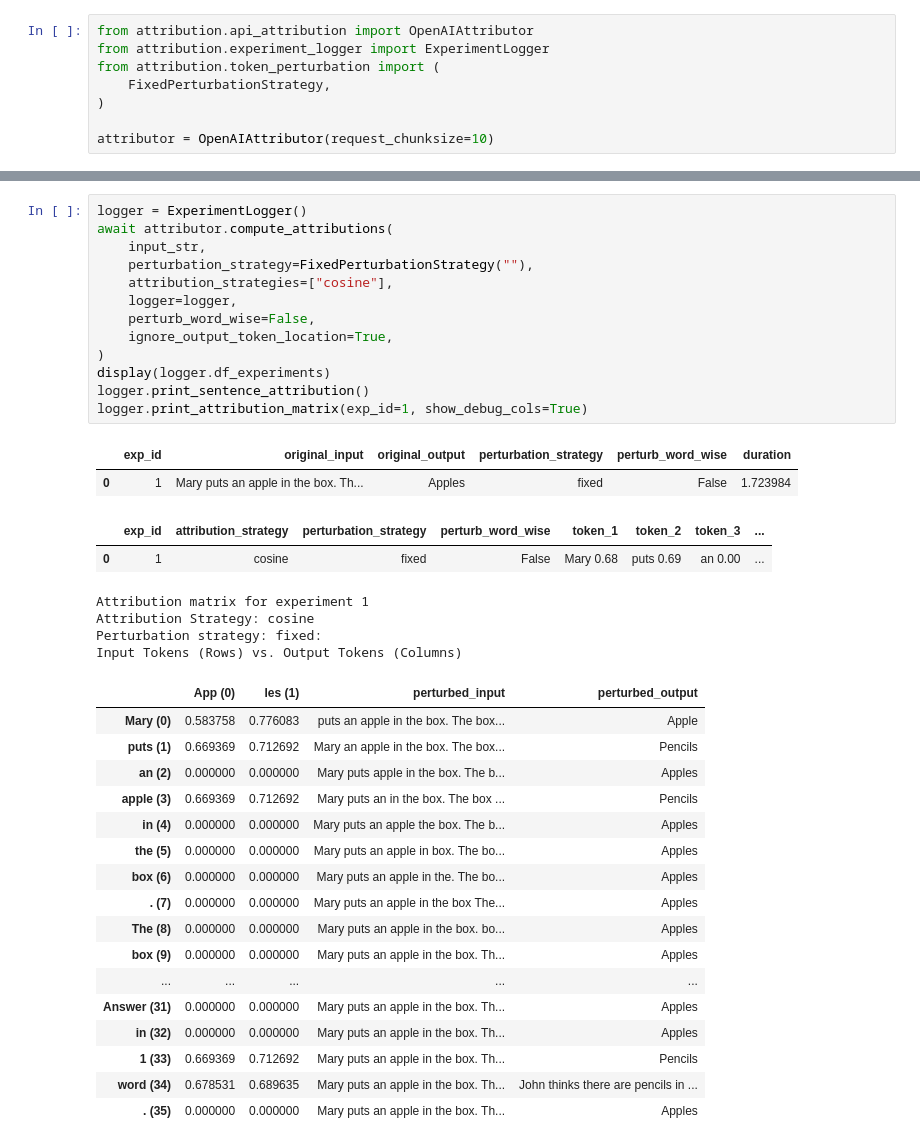
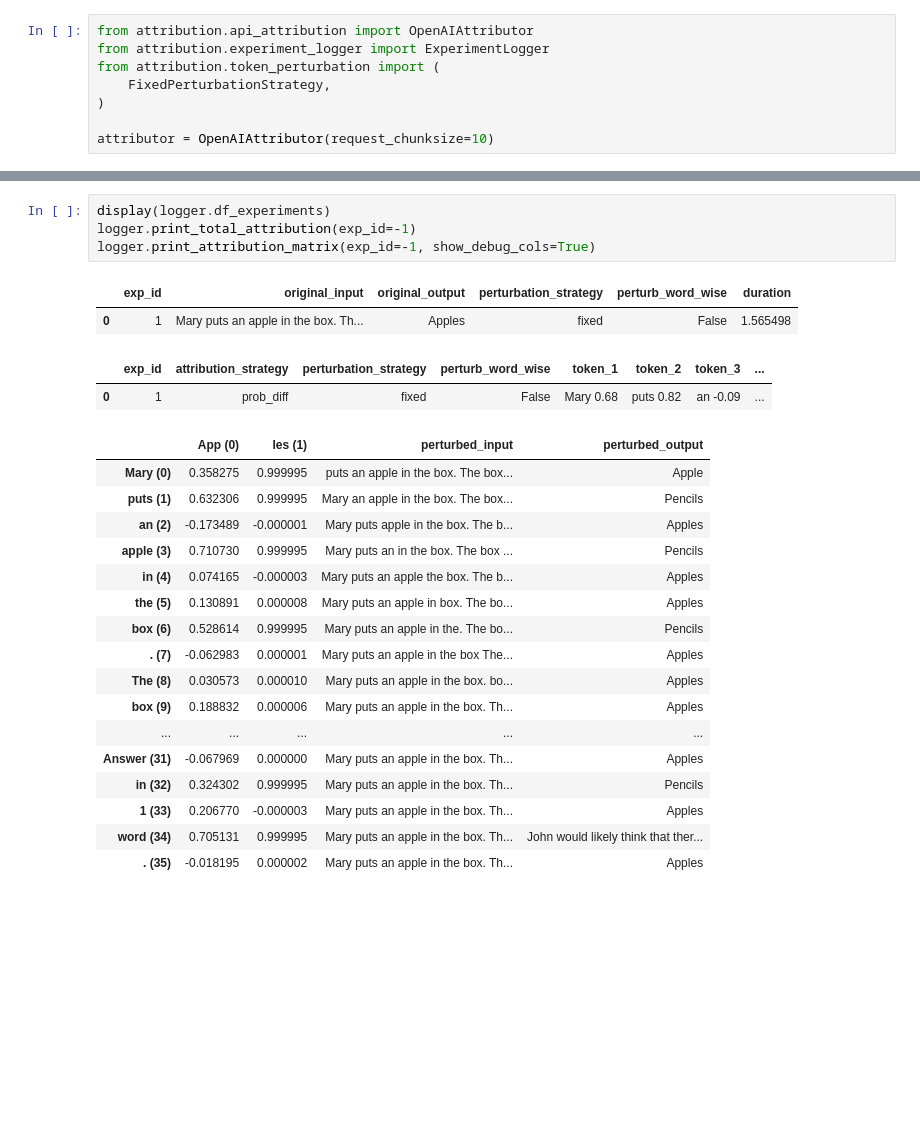
Before and after one commit to leap-laboratories/PIZZA, a Jupyter notebook: examples/example_PIZZA.ipynb, the cells around one changed output, grey strips where cells are left out. Saved outputs shown, nothing was run; the diff lists cells and outputs as text; blank space fills up the shorter version.

Commit message:
bit of tidying up, and pretty pretty printing!

```diff
--- a/examples/example_PIZZA.ipynb
+++ b/examples/example_PIZZA.ipynb
@@ -66,39 +35,26 @@ Input Tokens (Rows) vs. Output Tokens (Columns)
 # %%
-logger = ExperimentLogger()
-await attributor.compute_attributions(
-    input_str,
-    perturbation_strategy=FixedPerturbationStrategy(""),
-    attribution_strategies=["cosine"],
-    logger=logger,
-    perturb_word_wise=False,
-    ignore_output_token_location=True,
-)
 display(logger.df_experiments)
-logger.print_sentence_attribution()
-logger.print_attribution_matrix(exp_id=1, show_debug_cols=True)
+logger.print_total_attribution(exp_id=-1)
+logger.print_attribution_matrix(exp_id=-1, show_debug_cols=True)
 # %% [output]
 |  | exp_id | original_input | original_output | perturbation_strategy | perturb_word_wise | duration |
-| 0 | 1 | Mary puts an apple in the box. Th... | Apples | fixed | False | 1.723984 |
+| 0 | 1 | Mary puts an apple in the box. Th... | Apples | fixed | False | 1.565498 |
 |  | exp_id | attribution_strategy | perturbation_strategy | perturb_word_wise | token_1 | token_2 | token_3 | ... |
-| 0 | 1 | cosine | fixed | False | Mary 0.68 | puts 0.69 | an 0.00 | ... |
+| 0 | 1 | prob_diff | fixed | False | Mary 0.68 | puts 0.82 | an -0.09 | ... |
-Attribution matrix for experiment 1
-Attribution Strategy: cosine
-Perturbation strategy: fixed:
-Input Tokens (Rows) vs. Output Tokens (Columns)
 |  | App (0) | les (1) | perturbed_input | perturbed_output |
-| Mary (0) | 0.583758 | 0.776083 | puts an apple in the box. The box... | Apple |
-| puts (1) | 0.669369 | 0.712692 | Mary an apple in the box. The box... | Pencils |
-| an (2) | 0.000000 | 0.000000 | Mary puts apple in the box. The b... | Apples |
-| apple (3) | 0.669369 | 0.712692 | Mary puts an in the box. The box ... | Pencils |
-| in (4) | 0.000000 | 0.000000 | Mary puts an apple the box. The b... | Apples |
-| the (5) | 0.000000 | 0.000000 | Mary puts an apple in box. The bo... | Apples |
-| box (6) | 0.000000 | 0.000000 | Mary puts an apple in the. The bo... | Apples |
-| . (7) | 0.000000 | 0.000000 | Mary puts an apple in the box The... | Apples |
-| The (8) | 0.000000 | 0.000000 | Mary puts an apple in the box. bo... | Apples |
-| box (9) | 0.000000 | 0.000000 | Mary puts an apple in the box. Th... | Apples |
+| Mary (0) | 0.358275 | 0.999995 | puts an apple in the box. The box... | Apple |
+| puts (1) | 0.632306 | 0.999995 | Mary an apple in the box. The box... | Pencils |
+| an (2) | -0.173489 | -0.000001 | Mary puts apple in the box. The b... | Apples |
+| apple (3) | 0.710730 | 0.999995 | Mary puts an in the box. The box ... | Pencils |
+| in (4) | 0.074165 | -0.000003 | Mary puts an apple the box. The b... | Apples |
+| the (5) | 0.130891 | 0.000008 | Mary puts an apple in box. The bo... | Apples |
+| box (6) | 0.528614 | 0.999995 | Mary puts an apple in the. The bo... | Pencils |
+| . (7) | -0.062983 | 0.000001 | Mary puts an apple in the box The... | Apples |
+| The (8) | 0.030573 | 0.000010 | Mary puts an apple in the box. bo... | Apples |
+| box (9) | 0.188832 | 0.000006 | Mary puts an apple in the box. Th... | Apples |
 | ... | ... | ... | ... | ... |
-| Answer (31) | 0.000000 | 0.000000 | Mary puts an apple in the box. Th... | Apples |
-| in (32) | 0.000000 | 0.000000 | Mary puts an apple in the box. Th... | Apples |
-| 1 (33) | 0.669369 | 0.712692 | Mary puts an apple in the box. Th... | Pencils |
-| word (34) | 0.678531 | 0.689635 | Mary puts an apple in the box. Th... | John thinks there are pencils in ... |
-| . (35) | 0.000000 | 0.000000 | Mary puts an apple in the box. Th... | Apples |
+| Answer (31) | -0.067969 | 0.000000 | Mary puts an apple in the box. Th... | Apples |
+| in (32) | 0.324302 | 0.999995 | Mary puts an apple in the box. Th... | Pencils |
+| 1 (33) | 0.206770 | -0.000003 | Mary puts an apple in the box. Th... | Apples |
+| word (34) | 0.705131 | 0.999995 | Mary puts an apple in the box. Th... | John would likely think that ther... |
+| . (35) | -0.018195 | 0.000002 | Mary puts an apple in the box. Th... | Apples |
```
Also changed, not shown: parts of 4 cells of this notebook, 6 other files.
